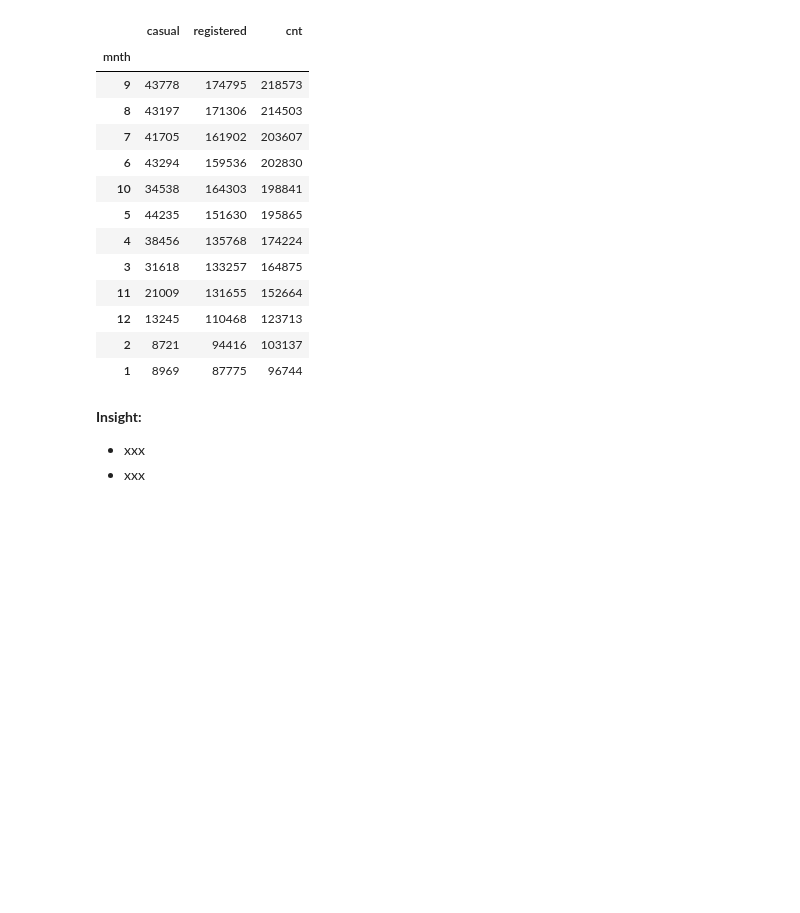
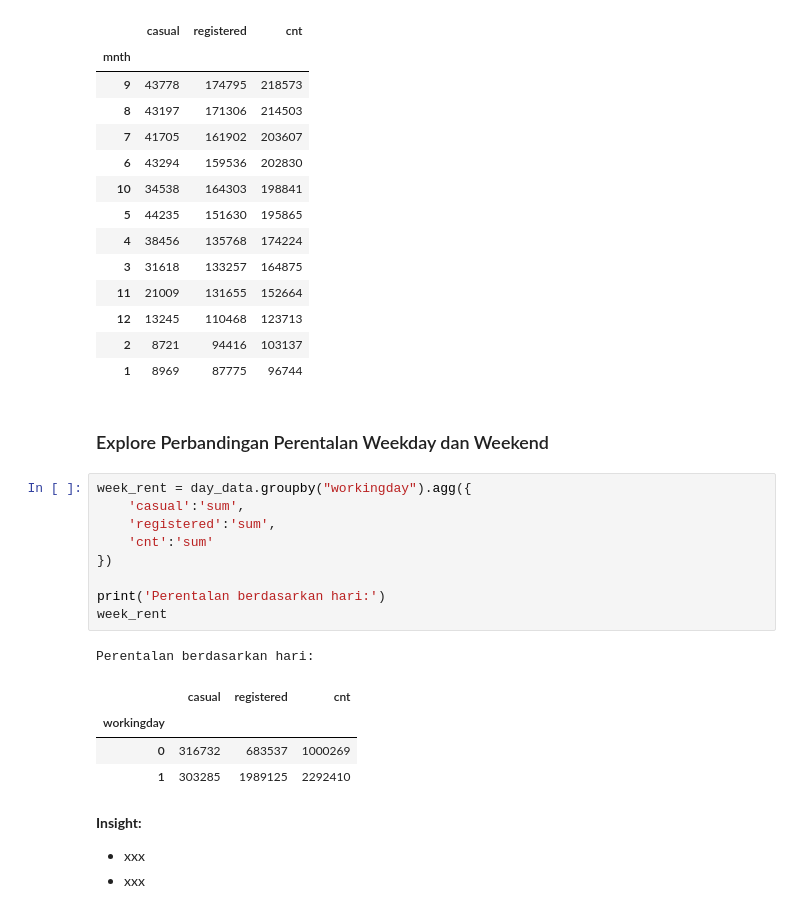
Before and after one commit to mayanggumelarr/PROYEK-ANALISIS-DATA, a Jupyter notebook: Proyek_Analisis_Data.ipynb, the cells around one changed output. Saved outputs shown, nothing was run; the diff lists cells and outputs as text; blank space fills up the shorter version.

Commit message:
Update main notebook
Done with Question 2 (Compare weekday n weekend)

```diff
--- a/Proyek_Analisis_Data.ipynb
+++ b/Proyek_Analisis_Data.ipynb
@@ -255,6 +255,23 @@ Tred Perentalan tahun kedua:
 | 12 | 13245 | 110468 | 123713 |
 | 2 | 8721 | 94416 | 103137 |
 | 1 | 8969 | 87775 | 96744 |
+# %% [markdown]
+### Explore Perbandingan Perentalan Weekday dan Weekend
+# %%
+week_rent = day_data.groupby("workingday").agg({
+    'casual':'sum',
+    'registered':'sum',
+    'cnt':'sum'
+})
+
+print('Perentalan berdasarkan hari:')
+week_rent
+# %% [output]
+Perentalan berdasarkan hari:
+|  | casual | registered | cnt |
+| workingday |  |  |  |
+| 0 | 316732 | 683537 | 1000269 |
+| 1 | 303285 | 1989125 | 2292410 |
 # %% [markdown]
 **Insight:**
 - xxx
```
Also changed, not shown: parts of 2 cells of this notebook, 1 other file.
